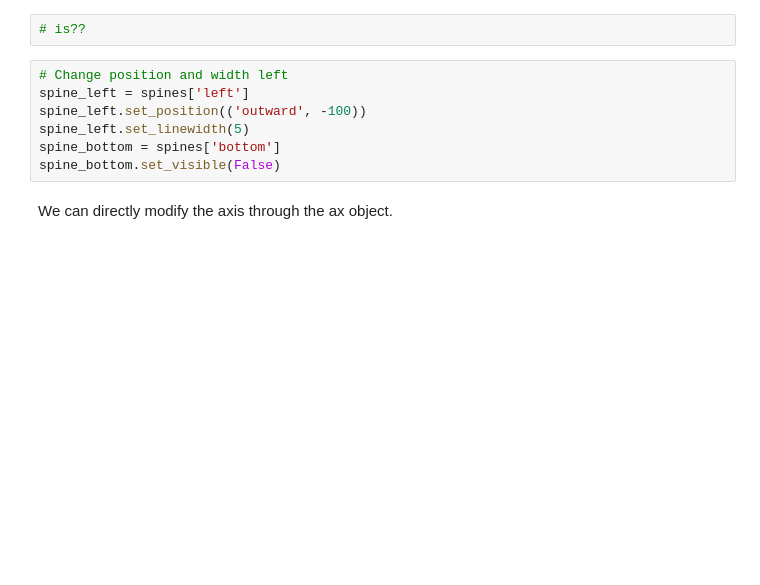
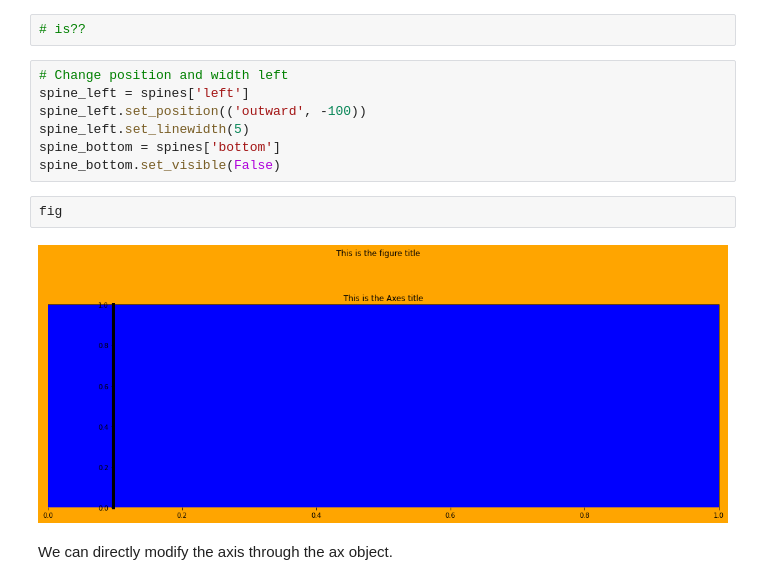
Before and after one commit to lromang/FDD_2, a Jupyter notebook: classes/class_17/MatplotlibInDetail.ipynb, the cells around one changed output. Drawn from its saved outputs; the diff is of its cells as text; blank space fills up the shorter version.

```diff
--- a/classes/class_17/MatplotlibInDetail.ipynb
+++ b/classes/class_17/MatplotlibInDetail.ipynb
@@ -134,6 +142,10 @@ spine_left.set_position(('outward', -100))
 spine_left.set_linewidth(5)
 spine_bottom = spines['bottom']
 spine_bottom.set_visible(False)
+# %%
+fig
+# %% [output]
+[figure, added]
 # %% [markdown]
 We can directly modify the axis through the ax object.
 # %%
```
Also changed, not shown: parts of 12 cells of this notebook.
